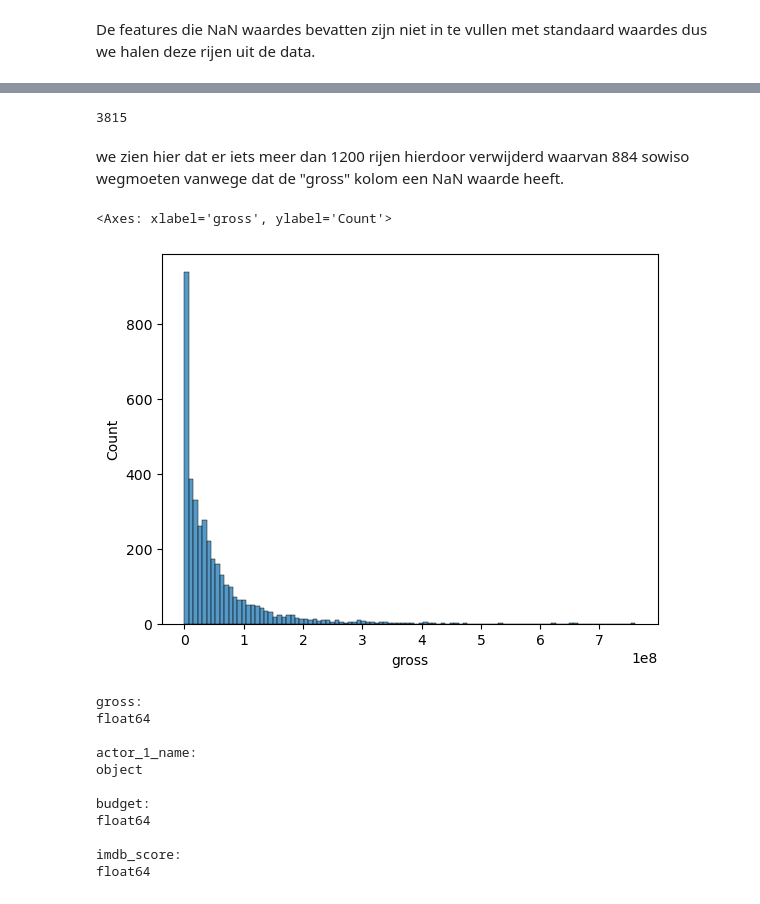
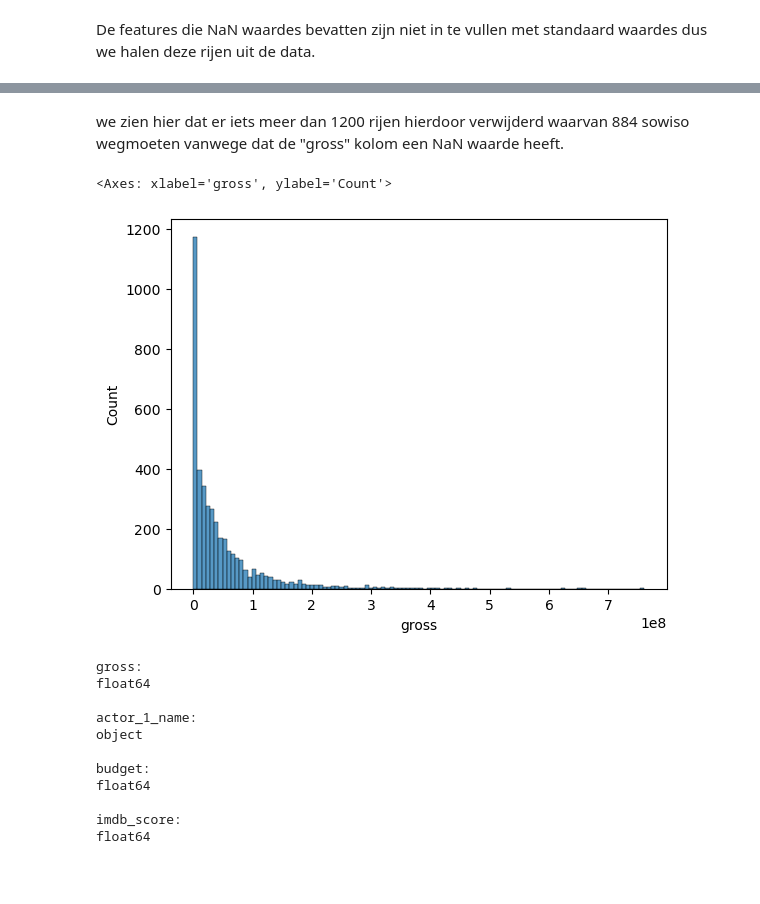
Before and after one commit to koentjj/CMmovies, a Jupyter notebook: movieAnalysis.ipynb, the cells around one changed output, grey strips where cells are left out. Saved outputs shown, nothing was run; the diff lists cells and outputs as text; code cells hidden in the pictures.

```diff
--- a/movieAnalysis.ipynb
+++ b/movieAnalysis.ipynb
@@ -151,12 +125,8 @@ dtype: int64
-# %%
-len(nonna_interesting.index)
-# %% [output]
-3815
 # %% [markdown]
 we zien hier dat er iets meer dan 1200 rijen hierdoor verwijderd waarvan 884 sowiso wegmoeten vanwege dat de "gross" kolom een NaN waarde heeft.
 # %%
-sns.histplot(nonna_interesting["gross"])
+sns.histplot(interesting["gross"])
 # %% [output]
 <Axes: xlabel='gross', ylabel='Count'>
-[figure, old version]
+[figure, new version]
 # %%
```
Also changed, not shown: parts of 10 cells of this notebook.
